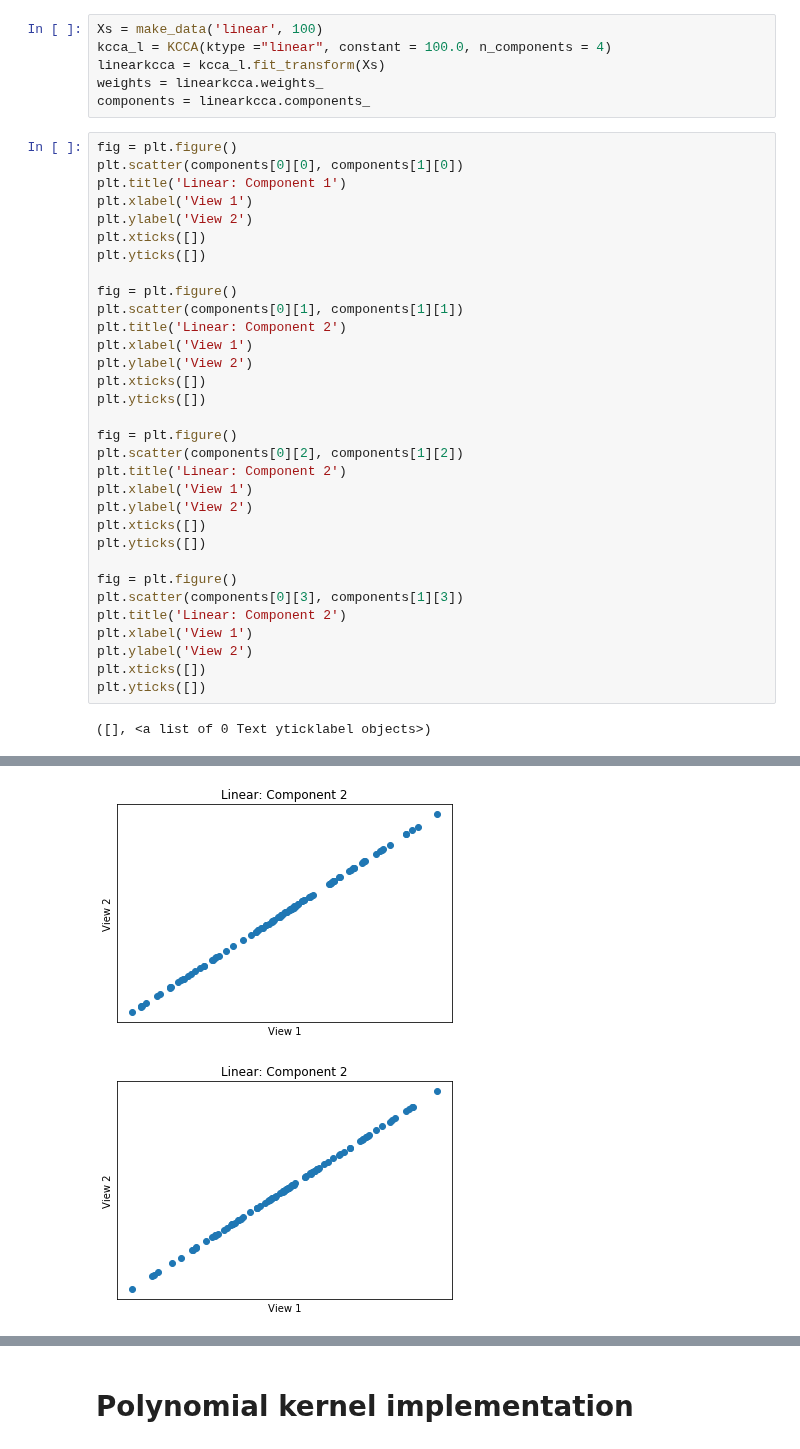
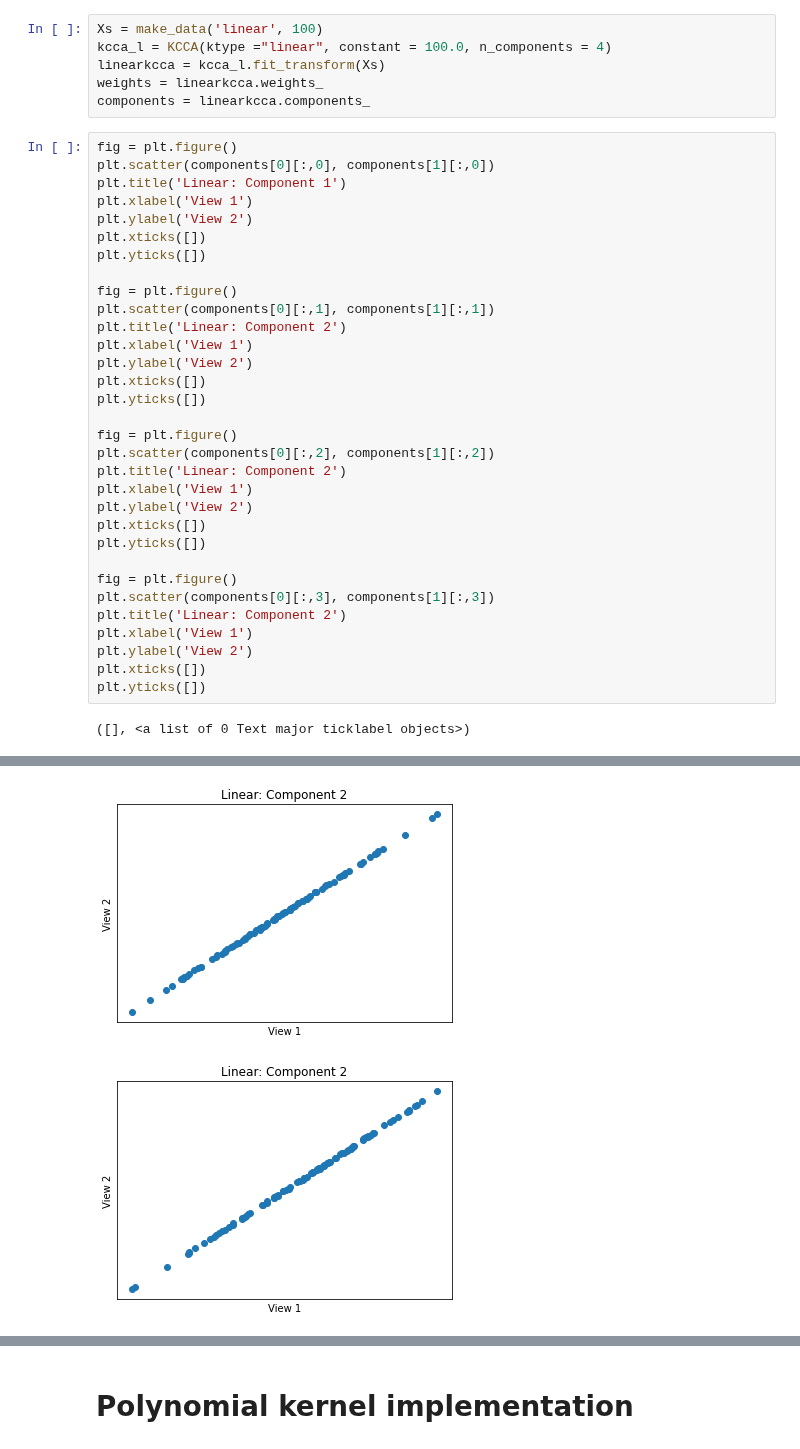
Before and after one commit to mvlearn/mvlearn, a Jupyter notebook: docs/tutorials/embed/kcca_tutorial.ipynb, the cells around one changed output, grey strips where cells are left out. Cells and saved outputs as stored; diff of their text form.

```diff
--- a/docs/tutorials/embed/kcca_tutorial.ipynb
+++ b/docs/tutorials/embed/kcca_tutorial.ipynb
@@ -61,7 +55,7 @@ weights = linearkcca.weights_
 components = linearkcca.components_
 # %%
 fig = plt.figure()
-plt.scatter(components[0][0], components[1][0])
+plt.scatter(components[0][:,0], components[1][:,0])
 plt.title('Linear: Component 1')
 plt.xlabel('View 1')
 plt.ylabel('View 2')
@@ -69,7 +63,7 @@ plt.xticks([])
 plt.yticks([])
 
 fig = plt.figure()
-plt.scatter(components[0][1], components[1][1])
+plt.scatter(components[0][:,1], components[1][:,1])
 plt.title('Linear: Component 2')
 plt.xlabel('View 1')
 plt.ylabel('View 2')
@@ -77,7 +71,7 @@ plt.xticks([])
 plt.yticks([])
 
 fig = plt.figure()
-plt.scatter(components[0][2], components[1][2])
+plt.scatter(components[0][:,2], components[1][:,2])
 plt.title('Linear: Component 2')
 plt.xlabel('View 1')
 plt.ylabel('View 2')
@@ -85,11 +79,11 @@ plt.xticks([])
 plt.yticks([])
 
 fig = plt.figure()
-plt.scatter(components[0][3], components[1][3])
+plt.scatter(components[0][:,3], components[1][:,3])
 plt.title('Linear: Component 2')
 plt.xlabel('View 1')
 plt.ylabel('View 2')
 plt.xticks([])
 plt.yticks([])
 # %% [output]
-([], <a list of 0 Text yticklabel objects>)
+([], <a list of 0 Text major ticklabel objects>)
@@ -97,2 +91,2 @@ plt.yticks([])
-[figure, old version]
+[figure, new version]
-[figure, old version]
+[figure, new version]
```
Also changed, not shown: parts of 6 cells of this notebook, 1 other file.
